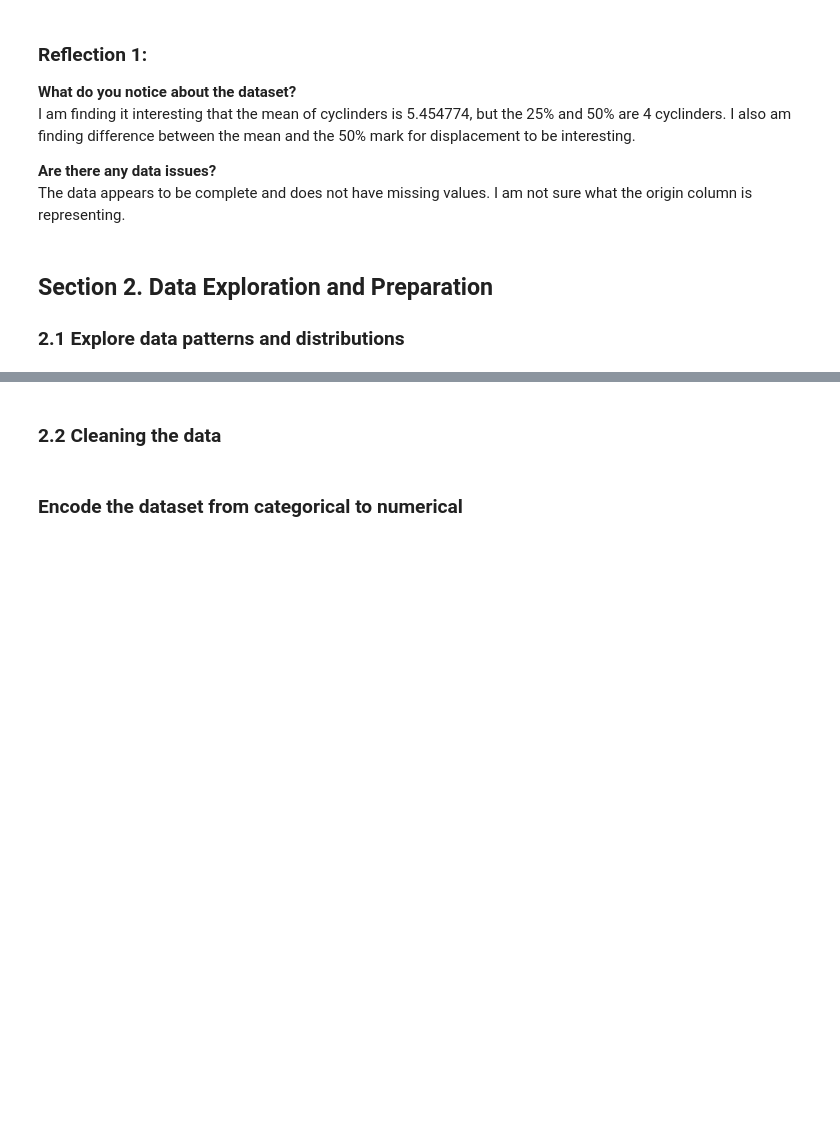
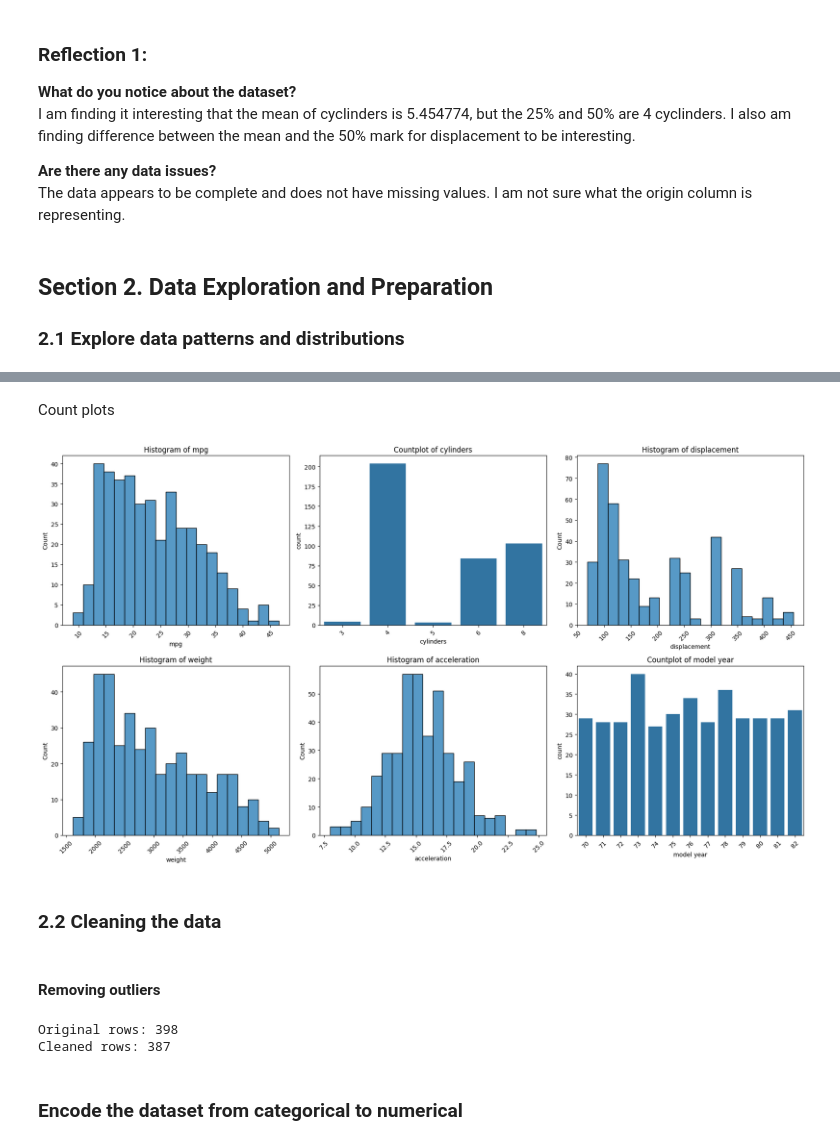
Before and after one commit to sapapesh/applied-ml-showard, a Jupyter notebook: regression/regression_sahoward.ipynb, the cells around one changed output, grey strips where cells are left out. Saved outputs shown, nothing was run; the diff lists cells and outputs as text; code cells hidden in the pictures; blank space fills up the shorter version.

```diff
--- a/regression/regression_sahoward.ipynb
+++ b/regression/regression_sahoward.ipynb
@@ -180,4 +167,45 @@ for feature in df.columns:
+# %% [markdown]
+Count plots
+# %%
+fig, axes = plt.subplots(nrows=2, ncols=3, figsize=(18, 10))
+
+for i, attr in enumerate(attributes):
+    row = i // 3
+    col = i % 3
+    # For continuous attributes, use binning by converting to category
+    if df[attr].nunique() > 20:
+        sns.histplot(df[attr], bins=20, ax=axes[row][col])
+        axes[row][col].set_title(f'Histogram of {attr}')
+    else:
+        sns.countplot(x=df[attr], ax=axes[row][col])
+        axes[row][col].set_title(f'Countplot of {attr}')
+    axes[row][col].tick_params(axis='x', rotation=45)
+
+plt.tight_layout()
+plt.show()
+# %% [output]
+[figure, added]
 # %% [markdown]
 ### 2.2 Cleaning the data
+# %% [markdown]
+#### Removing outliers
+# %%
+df_clean = df.copy()
+
+for attr in attributes:
+    Q1 = df_clean[attr].quantile(0.25)
+    Q3 = df_clean[attr].quantile(0.75)
+    IQR = Q3 - Q1
+    lower_bound = Q1 - 1.5 * IQR
+    upper_bound = Q3 + 1.5 * IQR
+
+    # Filter out outliers
+    df_clean = df_clean[(df_clean[attr] >= lower_bound) & (df_clean[attr] <= upper_bound)]
+
+print(f"Original rows: {df.shape[0]}")
+print(f"Cleaned rows: {df_clean.shape[0]}")
+# %% [output]
+Original rows: 398
+Cleaned rows: 387
 # %% [markdown]
 ### Encode the dataset from categorical to numerical
```
Also changed, not shown: parts of 21 cells of this notebook.
